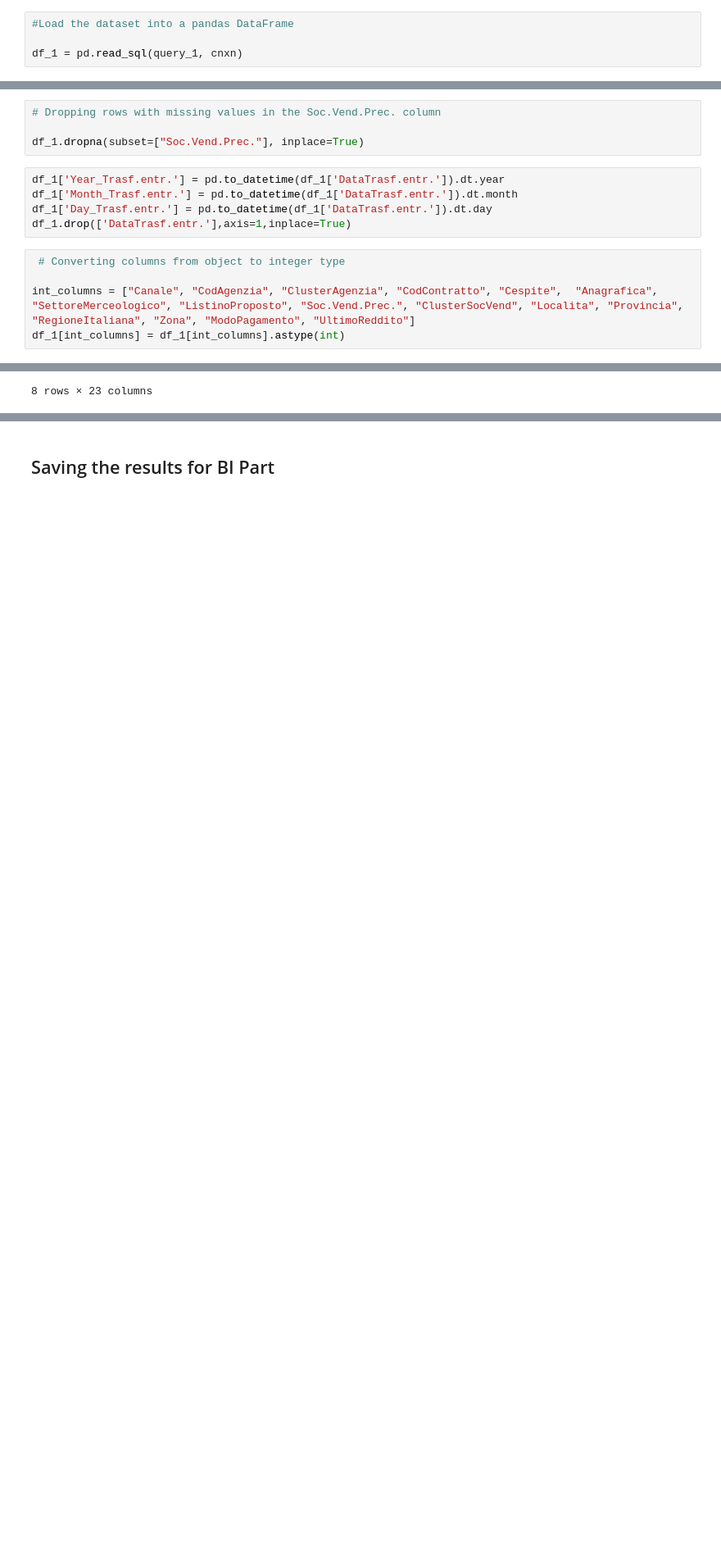
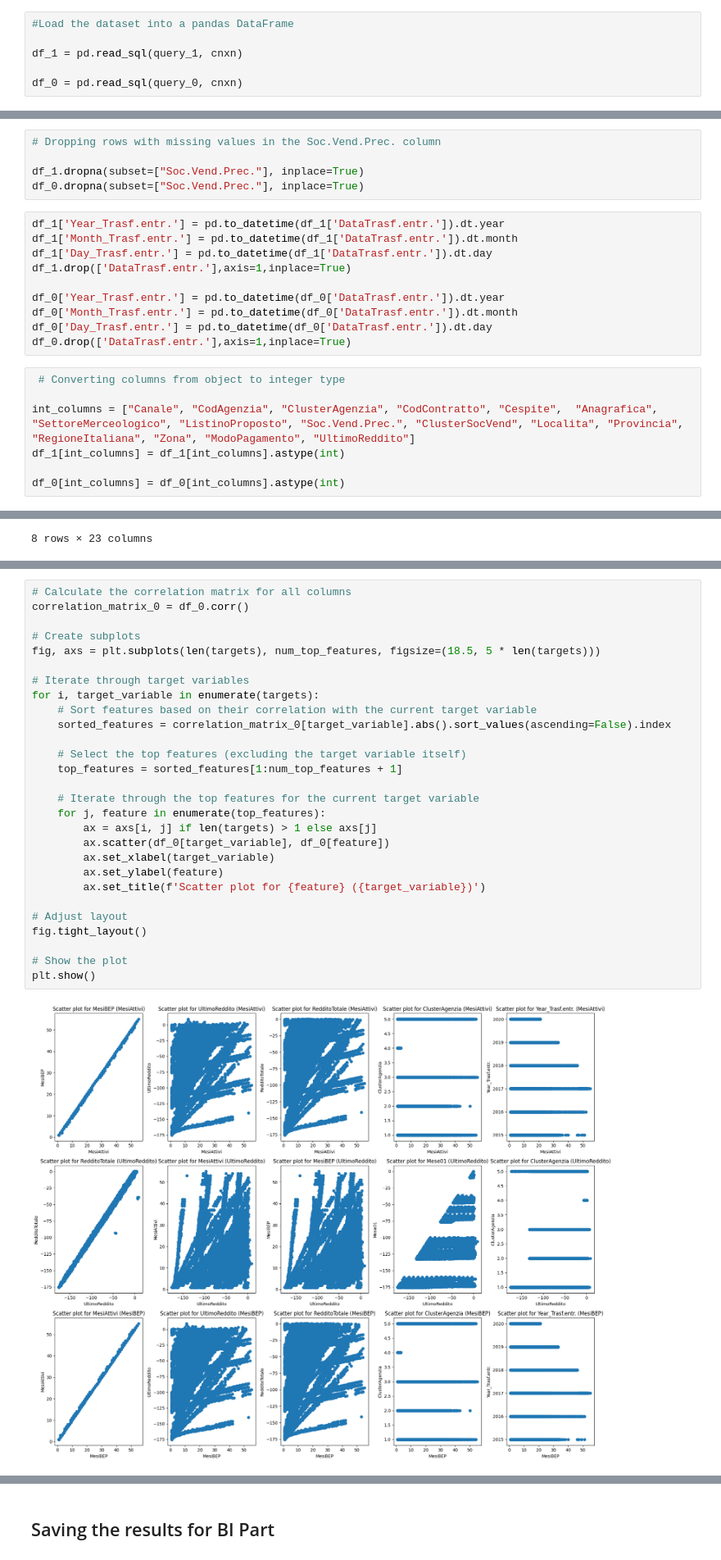
Before and after one commit to I1207/PW4, a Jupyter notebook: Analisi Dati e ML/Analis_ML.ipynb, the cells around one changed output, grey strips where cells are left out. Shown at 82% size. Saved outputs shown, nothing was run; the diff lists cells and outputs as text; blank space fills up the shorter version.

```diff
--- a/Analisi Dati e ML/Analis_ML.ipynb
+++ b/Analisi Dati e ML/Analis_ML.ipynb
@@ -69,5 +78,7 @@ plt.show()
 #Load the dataset into a pandas DataFrame
 
 df_1 = pd.read_sql(query_1, cnxn)
+
+df_0 = pd.read_sql(query_0, cnxn)
 # %%
 # Displaying information about the dataframe
@@ -117,16 +171,24 @@ dtype: int64
 # Dropping rows with missing values in the Soc.Vend.Prec. column
 
 df_1.dropna(subset=["Soc.Vend.Prec."], inplace=True)
+df_0.dropna(subset=["Soc.Vend.Prec."], inplace=True)
 # %%
 df_1['Year_Trasf.entr.'] = pd.to_datetime(df_1['DataTrasf.entr.']).dt.year
 df_1['Month_Trasf.entr.'] = pd.to_datetime(df_1['DataTrasf.entr.']).dt.month
 df_1['Day_Trasf.entr.'] = pd.to_datetime(df_1['DataTrasf.entr.']).dt.day
 df_1.drop(['DataTrasf.entr.'],axis=1,inplace=True)
+
+df_0['Year_Trasf.entr.'] = pd.to_datetime(df_0['DataTrasf.entr.']).dt.year
+df_0['Month_Trasf.entr.'] = pd.to_datetime(df_0['DataTrasf.entr.']).dt.month
+df_0['Day_Trasf.entr.'] = pd.to_datetime(df_0['DataTrasf.entr.']).dt.day
+df_0.drop(['DataTrasf.entr.'],axis=1,inplace=True)
 # %%
  # Converting columns from object to integer type
 
 int_columns = ["Canale", "CodAgenzia", "ClusterAgenzia", "CodContratto", "Cespite",  "Anagrafica", "SettoreMerceologico", "ListinoProposto", "Soc.Vend.Prec.", "ClusterSocVend", "Localita", "Provincia", "RegioneItaliana", "Zona", "ModoPagamento", "UltimoReddito"]
 df_1[int_columns] = df_1[int_columns].astype(int)
+
+df_0[int_columns] = df_0[int_columns].astype(int)
 # %%
 # Displaying descriptive statistics of the DataFrame
 
@@ -178,6 +255,36 @@ fig.tight_layout()
 plt.show()
 # %% [output]
 [figure]
+# %%
+# Calculate the correlation matrix for all columns
+correlation_matrix_0 = df_0.corr()
+
+# Create subplots
+fig, axs = plt.subplots(len(targets), num_top_features, figsize=(18.5, 5 * len(targets)))
+
+# Iterate through target variables
+for i, target_variable in enumerate(targets):
+    # Sort features based on their correlation with the current target variable
+    sorted_features = correlation_matrix_0[target_variable].abs().sort_values(ascending=False).index
+
+    # Select the top features (excluding the target variable itself)
+    top_features = sorted_features[1:num_top_features + 1]
+
+    # Iterate through the top features for the current target variable
+    for j, feature in enumerate(top_features):
+        ax = axs[i, j] if len(targets) > 1 else axs[j]
+        ax.scatter(df_0[target_variable], df_0[feature])
+        ax.set_xlabel(target_variable)
+        ax.set_ylabel(feature)
+        ax.set_title(f'Scatter plot for {feature} ({target_variable})')
+
+# Adjust layout
+fig.tight_layout()
+
+# Show the plot
+plt.show()
+# %% [output]
+[figure, added]
 # %%
 # Set a correlation threshold
 threshold = 0.7
```
Also changed, not shown: parts of 28 cells of this notebook, 43 other files.
